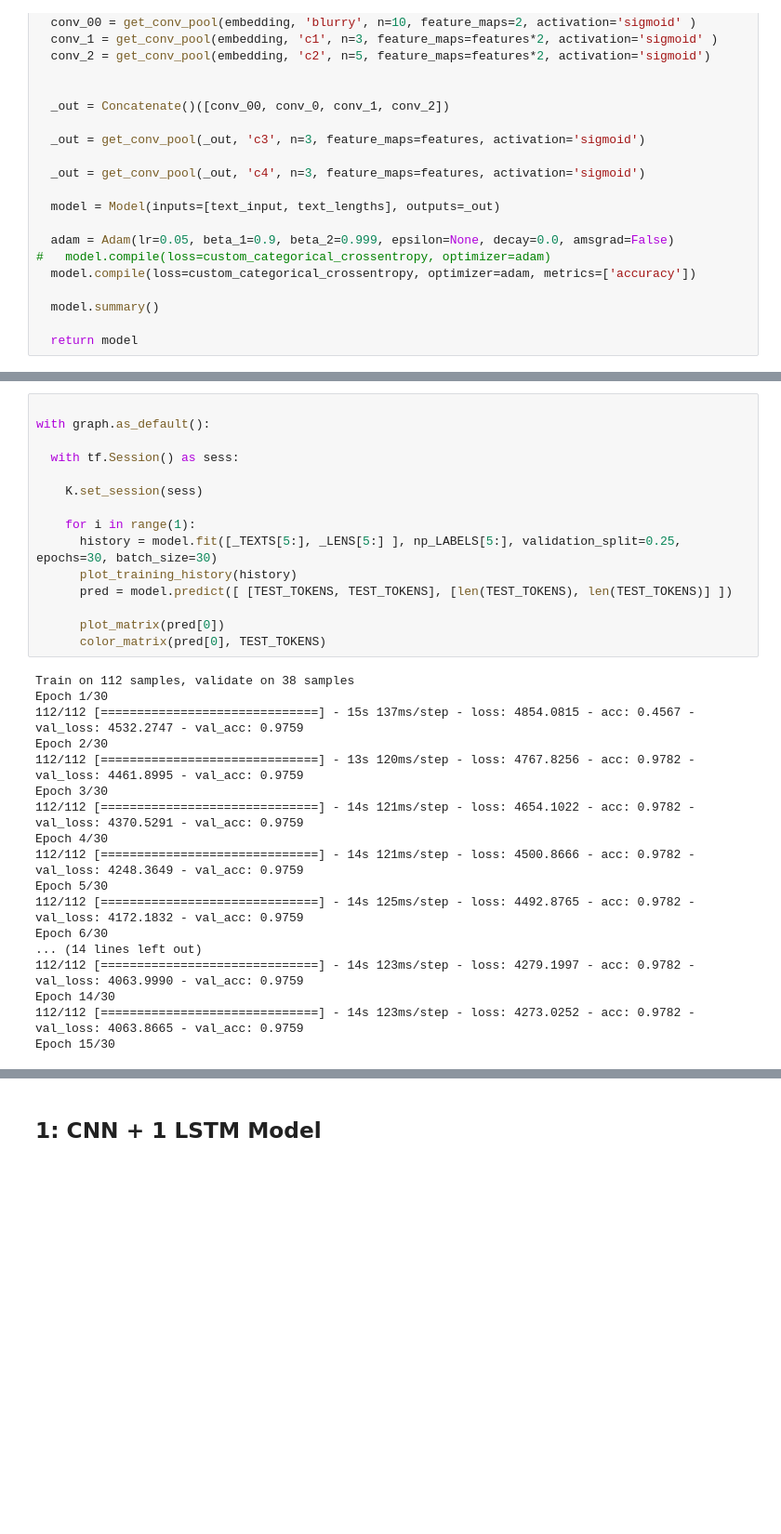
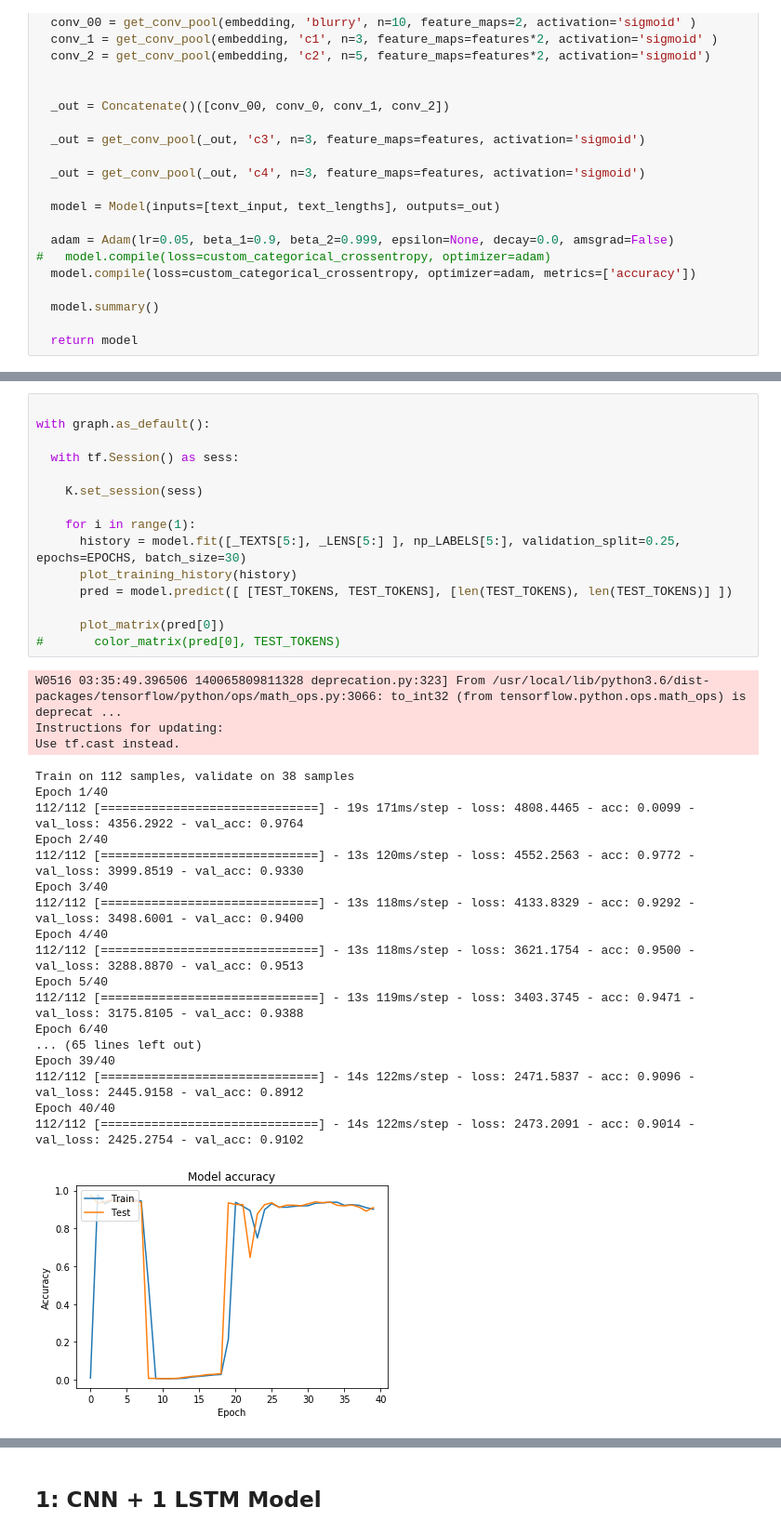
Before and after one commit to nemoware/analyser, a Jupyter notebook: augmentation_NER_Matcher_(TF).ipynb, the cells around one changed output, grey strips where cells are left out. Shown at 93% size. Saved outputs shown, nothing was run; the diff lists cells and outputs as text; blank space fills up the shorter version.

```diff
--- a/augmentation_NER_Matcher_(TF).ipynb
+++ b/augmentation_NER_Matcher_(TF).ipynb
@@ -683,33 +632,37 @@ SVG(model_to_dot(model, show_layer_names=True, show_shapes=True).create(prog='do
 # %%
 
 with graph.as_default():
 
   with tf.Session() as sess:
 
     K.set_session(sess)
 
     for i in range(1):
-      history = model.fit([_TEXTS[5:], _LENS[5:] ], np_LABELS[5:], validation_split=0.25, epochs=30, batch_size=30)
+      history = model.fit([_TEXTS[5:], _LENS[5:] ], np_LABELS[5:], validation_split=0.25, epochs=EPOCHS, batch_size=30)
       plot_training_history(history)
       pred = model.predict([ [TEST_TOKENS, TEST_TOKENS], [len(TEST_TOKENS), len(TEST_TOKENS)] ])
 
       plot_matrix(pred[0])
-      color_matrix(pred[0], TEST_TOKENS)
+#       color_matrix(pred[0], TEST_TOKENS)
 # %% [output]
-Train on 112 samples, validate on 38 samples
-Epoch 1/30
-112/112 [==============================] - 15s 137ms/step - loss: 4854.0815 - acc: 0.4567 - val_loss: 4532.2747 - val_acc: 0.9759
-Epoch 2/30
-112/112 [==============================] - 13s 120ms/step - loss: 4767.8256 - acc: 0.9782 - val_loss: 4461.8995 - val_acc: 0.9759
-Epoch 3/30
-112/112 [==============================] - 14s 121ms/step - loss: 4654.1022 - acc: 0.9782 - val_loss: 4370.5291 - val_acc: 0.9759
-Epoch 4/30
-112/112 [==============================] - 14s 121ms/step - loss: 4500.8666 - acc: 0.9782 - val_loss: 4248.3649 - val_acc: 0.9759
-Epoch 5/30
-112/112 [==============================] - 14s 125ms/step - loss: 4492.8765 - acc: 0.9782 - val_loss: 4172.1832 - val_acc: 0.9759
-Epoch 6/30
-... (14 lines left out)
-112/112 [==============================] - 14s 123ms/step - loss: 4279.1997 - acc: 0.9782 - val_loss: 4063.9990 - val_acc: 0.9759
-Epoch 14/30
-112/112 [==============================] - 14s 123ms/step - loss: 4273.0252 - acc: 0.9782 - val_loss: 4063.8665 - val_acc: 0.9759
-Epoch 15/30
+W0516 03:35:49.396506 140065809811328 deprecation.py:323] From /usr/local/lib/python3.6/dist-packages/tensorflow/python/ops/math_ops.py:3066: to_int32 (from tensorflow.python.ops.math_ops) is deprecat ...
+Instructions for updating:
+Use tf.cast instead.
+Train on 112 samples, validate on 38 samples
+Epoch 1/40
+112/112 [==============================] - 19s 171ms/step - loss: 4808.4465 - acc: 0.0099 - val_loss: 4356.2922 - val_acc: 0.9764
+Epoch 2/40
+112/112 [==============================] - 13s 120ms/step - loss: 4552.2563 - acc: 0.9772 - val_loss: 3999.8519 - val_acc: 0.9330
+Epoch 3/40
+112/112 [==============================] - 13s 118ms/step - loss: 4133.8329 - acc: 0.9292 - val_loss: 3498.6001 - val_acc: 0.9400
+Epoch 4/40
+112/112 [==============================] - 13s 118ms/step - loss: 3621.1754 - acc: 0.9500 - val_loss: 3288.8870 - val_acc: 0.9513
+Epoch 5/40
+112/112 [==============================] - 13s 119ms/step - loss: 3403.3745 - acc: 0.9471 - val_loss: 3175.8105 - val_acc: 0.9388
+Epoch 6/40
+... (65 lines left out)
+Epoch 39/40
+112/112 [==============================] - 14s 122ms/step - loss: 2471.5837 - acc: 0.9096 - val_loss: 2445.9158 - val_acc: 0.8912
+Epoch 40/40
+112/112 [==============================] - 14s 122ms/step - loss: 2473.2091 - acc: 0.9014 - val_loss: 2425.2754 - val_acc: 0.9102
+[figure, added]
```
Also changed, not shown: parts of 16 cells of this notebook.
